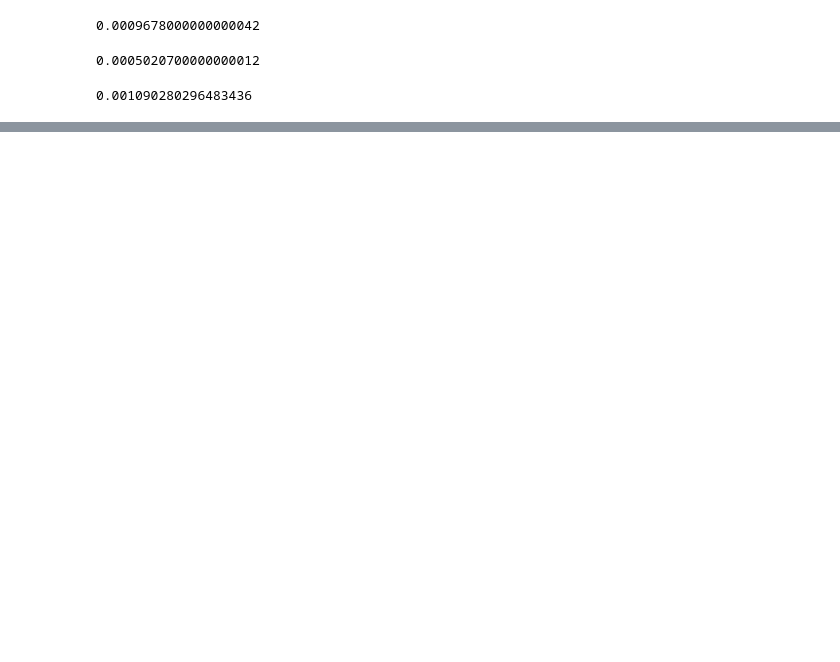
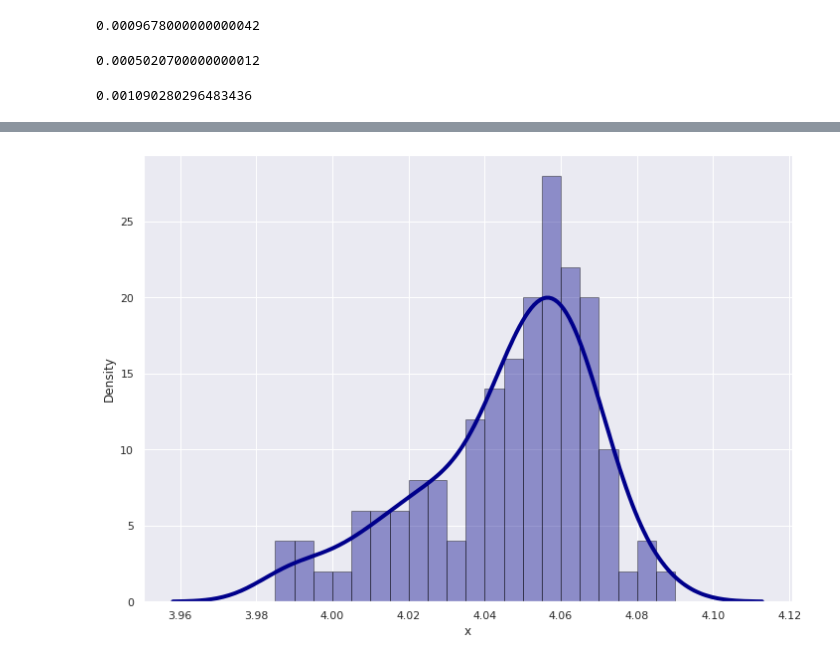
Before and after one commit to 850075610/sensor-fusion, a Jupyter notebook: data/process_error.ipynb, the cells around one changed output, grey strips where cells are left out. Drawn from its saved outputs; the diff is of its cells as text; code cells hidden in the pictures; blank space fills up the shorter version.

```diff
--- a/data/process_error.ipynb
+++ b/data/process_error.ipynb
@@ -30,0 +105,16 @@ rmse_net
+# %%
+# a4_dims = (11.7, 8.27)
+# fig, ax = plt.subplots(figsize=a4_dims)
+sns.set(rc={'figure.figsize':(11.7,8.27)})
+# Density Plot and Histogram of x
+# sns.distplot(subset['arr_delay'], hist = False, kde = True,
+#                  kde_kws = {'shade': True, 'linewidth': 3},
+#                   label = airline)
+# 'shade': True can be used to compare multiple density plot
+# rug=True , for showing all detailed data
+sns_plot = sns.distplot(x, hist=True, kde=True,
+             bins=bin_values, color = 'darkblue',
+             hist_kws={'edgecolor':'black'},
+             kde_kws={'linewidth': 4})
+# %% [output]
+[figure, added]
```
Also changed, not shown: parts of 10 cells of this notebook, 1 other file.
